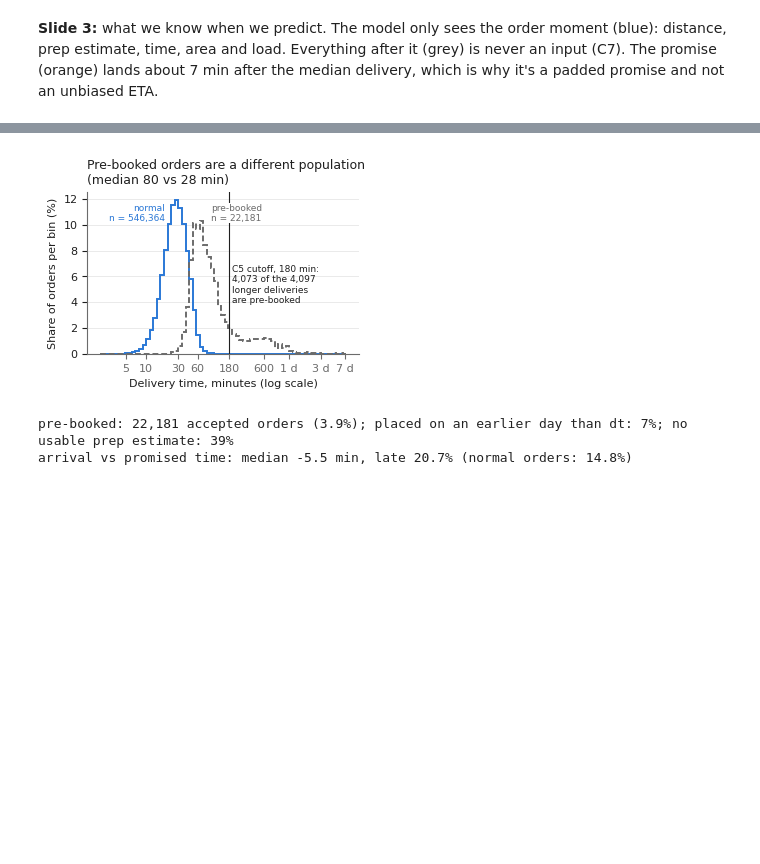
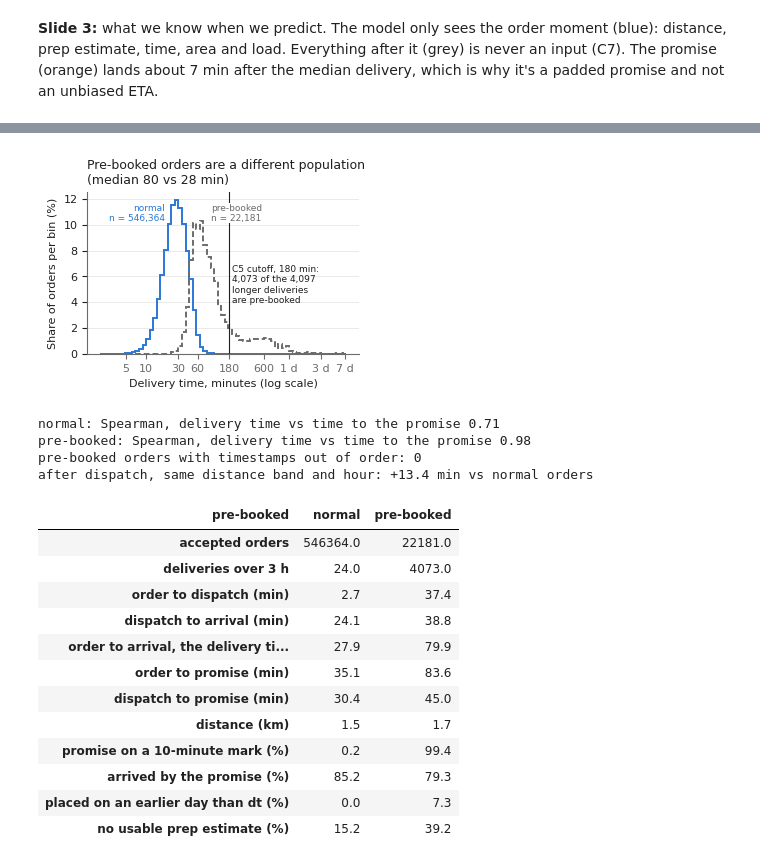
Before and after one commit to lynn60107070/dsai5101-delivery-eta, a Jupyter notebook: notebooks/01_data_audit.ipynb, the cells around one changed output, grey strips where cells are left out. Drawn from its saved outputs; the diff is of its cells as text; code cells hidden in the pictures; blank space fills up the shorter version.

Commit message:
S7: pre-booked orders section and C4 justification

```diff
--- a/notebooks/01_data_audit.ipynb
+++ b/notebooks/01_data_audit.ipynb
@@ -648,16 +652,71 @@ ax.set_title(f"Pre-booked orders are a different population\n(median {prebook_mi
              loc="left", fontsize=9, color=INK)
 save(fig, "delivery_time_by_prebook")
 plt.show()
-
-# S7: how else do pre-booked orders differ?
-gap_pre = (acc["arrive_time"] - acc["estimate_arrived_time"])[has_arrival & pre] / 60
-prep_pre = acc.loc[pre, "estimate_meal_prepare_time"]
-no_estimate = (prep_pre == 0) | (prep_pre - acc.loc[pre, "platform_order_time"] < 300)
-print(f"pre-booked: {pre.sum():,} accepted orders ({pre.mean():.1%}); placed on an earlier day than dt: "
-      f"{(other_day & pre).sum() / pre.sum():.0%}; no usable prep estimate: {no_estimate.mean():.0%}")
-print(f"arrival vs promised time: median {gap_pre.median():+.1f} min, late {(gap_pre > 0).mean():.1%} "
-      f"(normal orders: {((acc['arrive_time'] - acc['estimate_arrived_time'])[has_arrival & ~pre] > 0).mean():.1%})")
 # %% [output]
 [figure]
-pre-booked: 22,181 accepted orders (3.9%); placed on an earlier day than dt: 7%; no usable prep estimate: 39%
-arrival vs promised time: median -5.5 min, late 20.7% (normal orders: 14.8%)
+# %%
+# Pre-booked vs normal, all accepted orders with an arrival time. Description only, nothing here is fit
+timed = acc[has_arrival]
+is_pre = (timed["is_prebook"] == 1).rename("pre-booked")
+
+
+def gap(start, end):
+    """Minutes between two timestamps, NaN where either is stored as 0."""
+    return ((timed[end] - timed[start]) / 60).where((timed[start] != 0) & (timed[end] != 0))
+
+
+km = haversine_km(timed["sender_lat"] / 1e6, timed["sender_lng"] / 1e6, timed["recipient_lat"] / 1e6, timed["recipient_lng"] / 1e6)
+medians = pd.DataFrame({
+    "order to dispatch (min)": gap("platform_order_time", "dispatch_time"),
+    "dispatch to arrival (min)": gap("dispatch_time", "arrive_time"),
+    "order to arrival, the delivery time (min)": gap("platform_order_time", "arrive_time"),
+    "order to promise (min)": gap("platform_order_time", "estimate_arrived_time"),
+    "dispatch to promise (min)": gap("dispatch_time", "estimate_arrived_time"),
+    "distance (km)": km,
+}).groupby(is_pre).median().T
+promise_at = pd.to_datetime(timed["estimate_arrived_time"], unit="s")
+prep_after = timed["estimate_meal_prepare_time"] - timed["platform_order_time"]
+shares = 100 * pd.DataFrame({
+    "promise on a 10-minute mark (%)": (promise_at.dt.second == 0) & (promise_at.dt.minute % 10 == 0),
+    "arrived by the promise (%)": timed["arrive_time"] <= timed["estimate_arrived_time"],
+    "placed on an earlier day than dt (%)": placed_day[has_arrival] < timed["dt"],
+    "no usable prep estimate (%)": (timed["estimate_meal_prepare_time"] == 0) | (prep_after < 300),
+}).groupby(is_pre).mean().T
+counts = pd.DataFrame({"accepted orders": is_pre.groupby(is_pre).size(),
+                       "deliveries over 3 h": (dur[has_arrival] > 180).groupby(is_pre).sum()}).T
+compared = pd.concat([counts, medians, shares]).rename(columns={False: "normal", True: "pre-booked"})
+
+for name, rows in [("normal", ~is_pre), ("pre-booked", is_pre)]:
+    rho_slot = gap("platform_order_time", "arrive_time")[rows].corr(gap("platform_order_time", "estimate_arrived_time")[rows], method="spearman")
+    print(f"{name}: Spearman, delivery time vs time to the promise {rho_slot:.2f}")
+order_cols = ["platform_order_time", "order_push_time", "dispatch_time", "grab_time", "fetch_time", "arrive_time"]
+timed_pre = timed[is_pre]
+out_of_order = sum(((timed_pre[a] > timed_pre[b]) & (timed_pre[a] != 0) & (timed_pre[b] != 0)).sum()
+                   for a, b in zip(order_cols, order_cols[1:]))
+print(f"pre-booked orders with timestamps out of order: {out_of_order}")
+
+# Is the extra time after dispatch only distance or hour? Compare with normal orders in the same distance band and dispatch hour
+after = pd.DataFrame({"after": gap("dispatch_time", "arrive_time"), "band": pd.cut(km, [0, 1, 2, 3, 20]),
+                      "hour": pd.to_datetime(timed["dispatch_time"], unit="s", utc=True).dt.tz_convert("Asia/Shanghai").dt.hour})
+usual = after[~is_pre].groupby(["band", "hour"], observed=True)["after"].median().rename("usual")
+matched = after[is_pre].join(usual, on=["band", "hour"])
+print(f"after dispatch, same distance band and hour: {(matched['after'] - matched['usual']).median():+.1f} min vs normal orders")
+compared.round(1)
+# %% [output]
+normal: Spearman, delivery time vs time to the promise 0.71
+pre-booked: Spearman, delivery time vs time to the promise 0.98
+pre-booked orders with timestamps out of order: 0
+after dispatch, same distance band and hour: +13.4 min vs normal orders
+| pre-booked | normal | pre-booked |
+| accepted orders | 546364.0 | 22181.0 |
+| deliveries over 3 h | 24.0 | 4073.0 |
+| order to dispatch (min) | 2.7 | 37.4 |
+| dispatch to arrival (min) | 24.1 | 38.8 |
+| order to arrival, the delivery ti... | 27.9 | 79.9 |
+| order to promise (min) | 35.1 | 83.6 |
+| dispatch to promise (min) | 30.4 | 45.0 |
+| distance (km) | 1.5 | 1.7 |
+| promise on a 10-minute mark (%) | 0.2 | 99.4 |
+| arrived by the promise (%) | 85.2 | 79.3 |
+| placed on an earlier day than dt (%) | 0.0 | 7.3 |
+| no usable prep estimate (%) | 15.2 | 39.2 |
```
Also changed, not shown: parts of 5 cells of this notebook, 1 other file.
